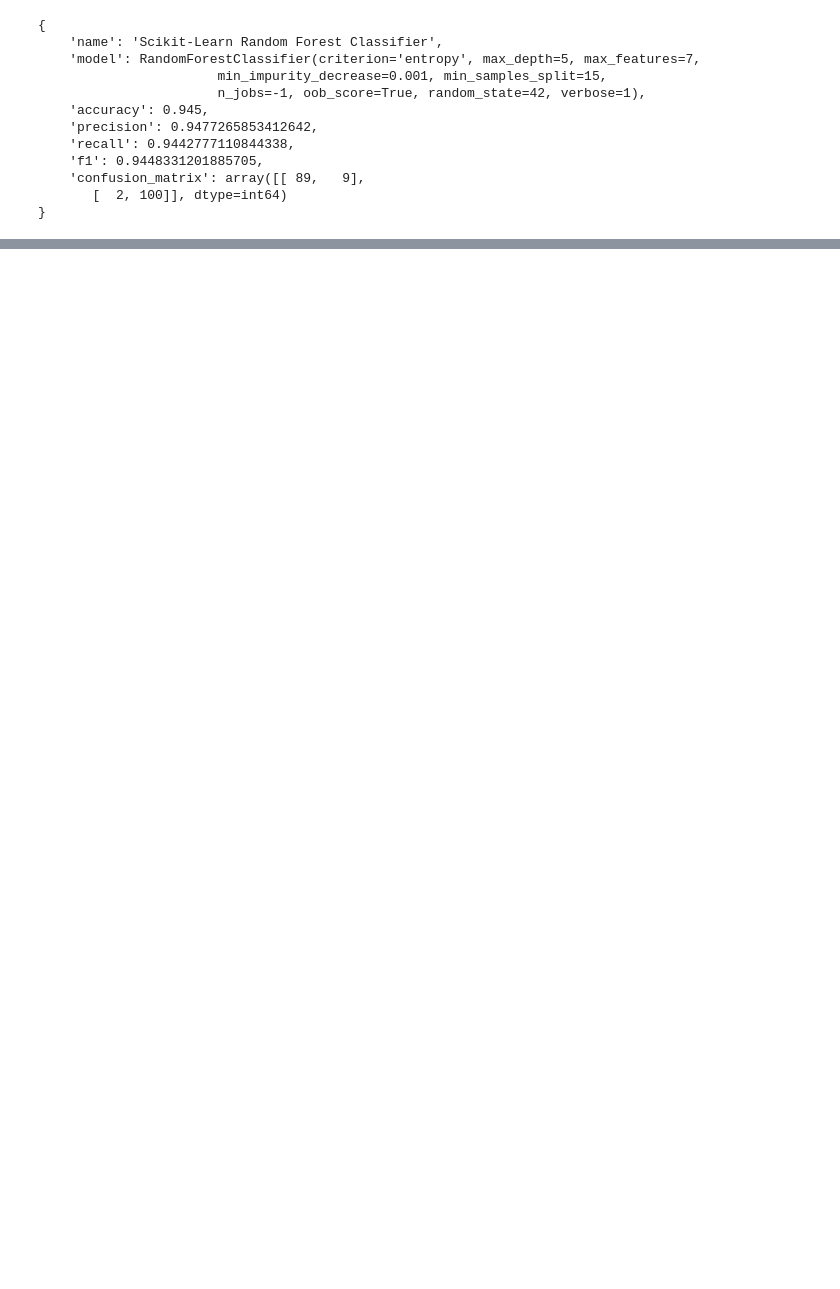
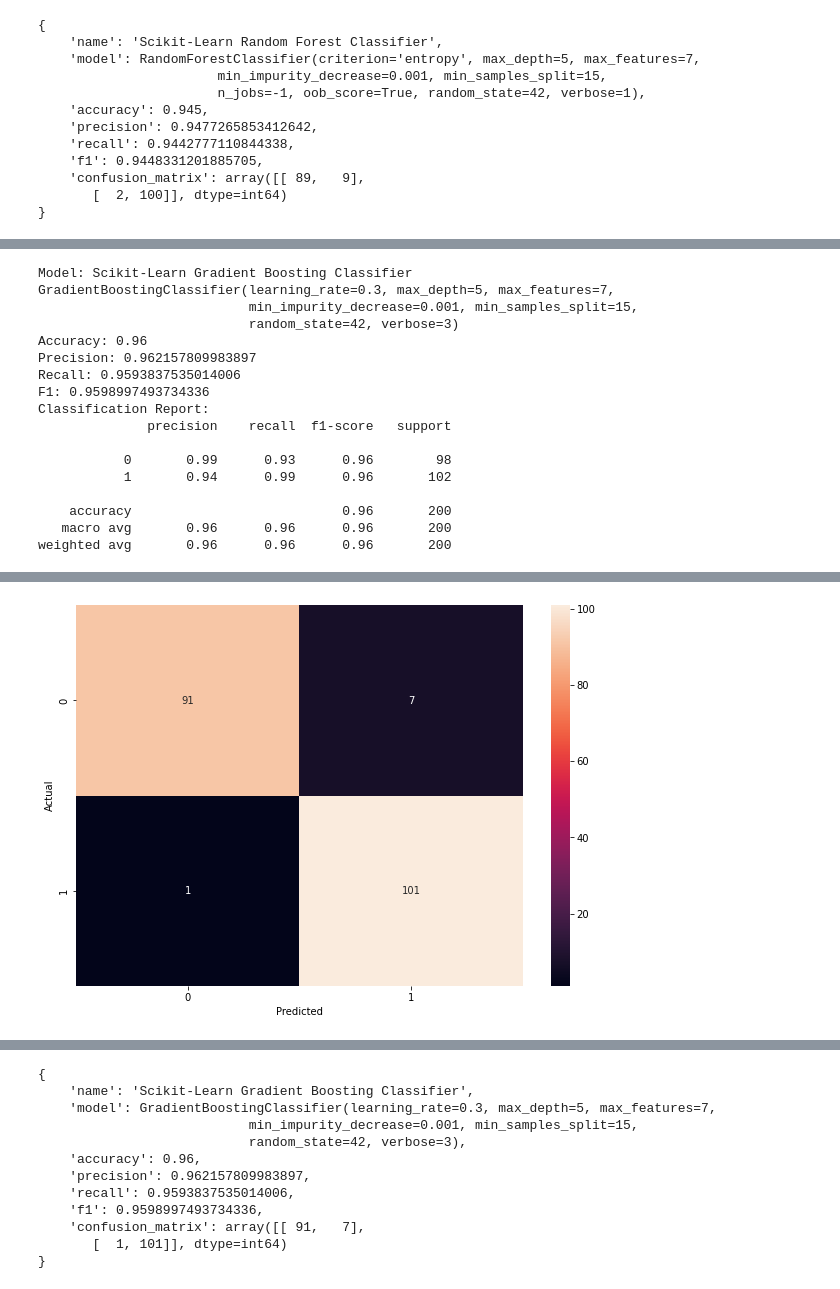
Before and after one commit to lakshyaag/ML-Tree-Based-Algorithms, a Jupyter notebook: code/scratch.ipynb, the cells around one changed output, grey strips where cells are left out. Saved outputs shown, nothing was run; the diff lists cells and outputs as text; code cells hidden in the pictures; blank space fills up the shorter version.

```diff
--- a/code/scratch.ipynb
+++ b/code/scratch.ipynb
@@ -384,0 +396,9 @@ Visualizing tree 17...
+# %%
+gb_clf = CustomGradientBoostingClassifier(
+    n_estimators=100,
+    learning_rate=0.3,
+    **hyperparameters,
+    debug=True,
+)
+
+gb_clf.fit(X_train, y_train)
@@ -384,0 +469,9 @@ Visualizing tree 17...
+# %%
+sklearn_gb_clf = SklearnGradientBoostingClassifier(
+    n_estimators=100,
+    learning_rate=0.3,
+    **hyperparameters,
+    verbose=3,
+)
+
+sklearn_gb_clf.fit(X_train, y_train)
@@ -384,0 +499,27 @@ Visualizing tree 17...
+# %%
+gb_sklearn_preds = sklearn_gb_clf.predict(X_test)
+# %%
+print_evaluation_metrics(
+    y_test,
+    gb_sklearn_preds,
+    sklearn_gb_clf,
+    "Scikit-Learn Gradient Boosting Classifier",
+)
+# %% [output]
+Model: Scikit-Learn Gradient Boosting Classifier
+GradientBoostingClassifier(learning_rate=0.3, max_depth=5, max_features=7,
+                           min_impurity_decrease=0.001, min_samples_split=15,
+                           random_state=42, verbose=3)
+Accuracy: 0.96
+Precision: 0.962157809983897
+Recall: 0.9593837535014006
+F1: 0.9598997493734336
+Classification Report:
+              precision    recall  f1-score   support
+
+           0       0.99      0.93      0.96        98
+           1       0.94      0.99      0.96       102
+
+    accuracy                           0.96       200
+   macro avg       0.96      0.96      0.96       200
+weighted avg       0.96      0.96      0.96       200
@@ -384,0 +527 @@ Visualizing tree 17...
+[figure, added]
@@ -384,0 +529,12 @@ Visualizing tree 17...
+{
+    'name': 'Scikit-Learn Gradient Boosting Classifier',
+    'model': GradientBoostingClassifier(learning_rate=0.3, max_depth=5, max_features=7,
+                           min_impurity_decrease=0.001, min_samples_split=15,
+                           random_state=42, verbose=3),
+    'accuracy': 0.96,
+    'precision': 0.962157809983897,
+    'recall': 0.9593837535014006,
+    'f1': 0.9598997493734336,
+    'confusion_matrix': array([[ 91,   7],
+       [  1, 101]], dtype=int64)
+}
```
Also changed, not shown: parts of 17 cells of this notebook.
